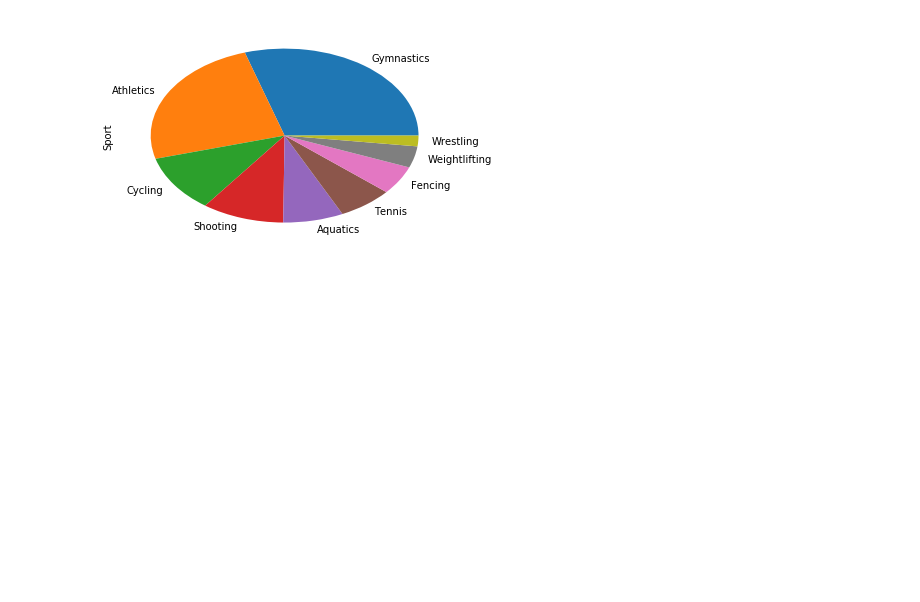
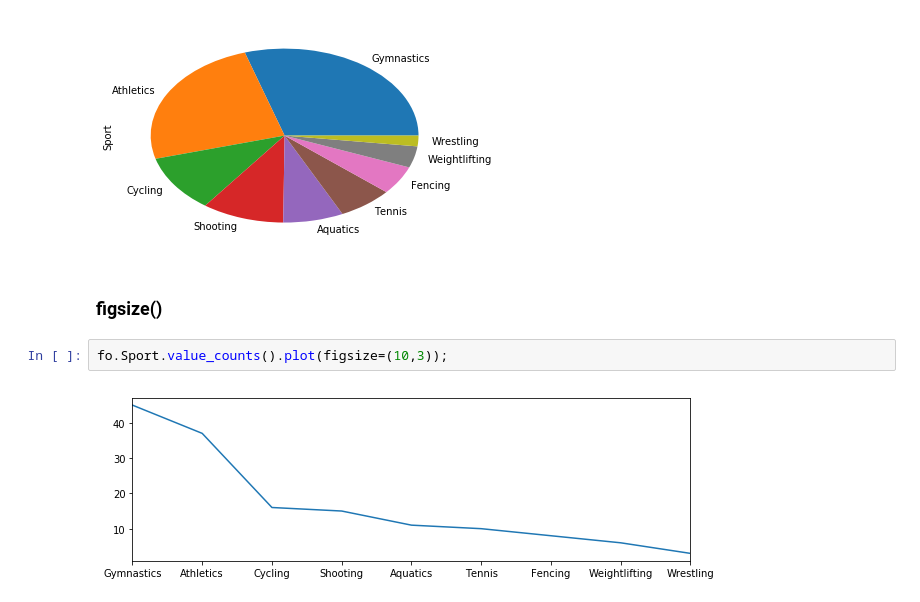
Before and after one commit to zrayyes/Training, a Jupyter notebook: Python Data Science/Pandas Essential Training/Basic Plotting.ipynb, the cells around one changed output. Saved outputs shown, nothing was run; the diff lists cells and outputs as text; blank space fills up the shorter version.

```diff
--- a/Python Data Science/Pandas Essential Training/Basic Plotting.ipynb
+++ b/Python Data Science/Pandas Essential Training/Basic Plotting.ipynb
@@ -38,3 +38,9 @@ fo.Sport.value_counts().plot(kind='barh');
 fo.Sport.value_counts().plot(kind='pie');
 # %% [output]
 [figure]
+# %% [markdown]
+### figsize()
+# %%
+fo.Sport.value_counts().plot(figsize=(10,3));
+# %% [output]
+[figure, added]
```
Also changed, not shown: parts of 5 cells of this notebook.
